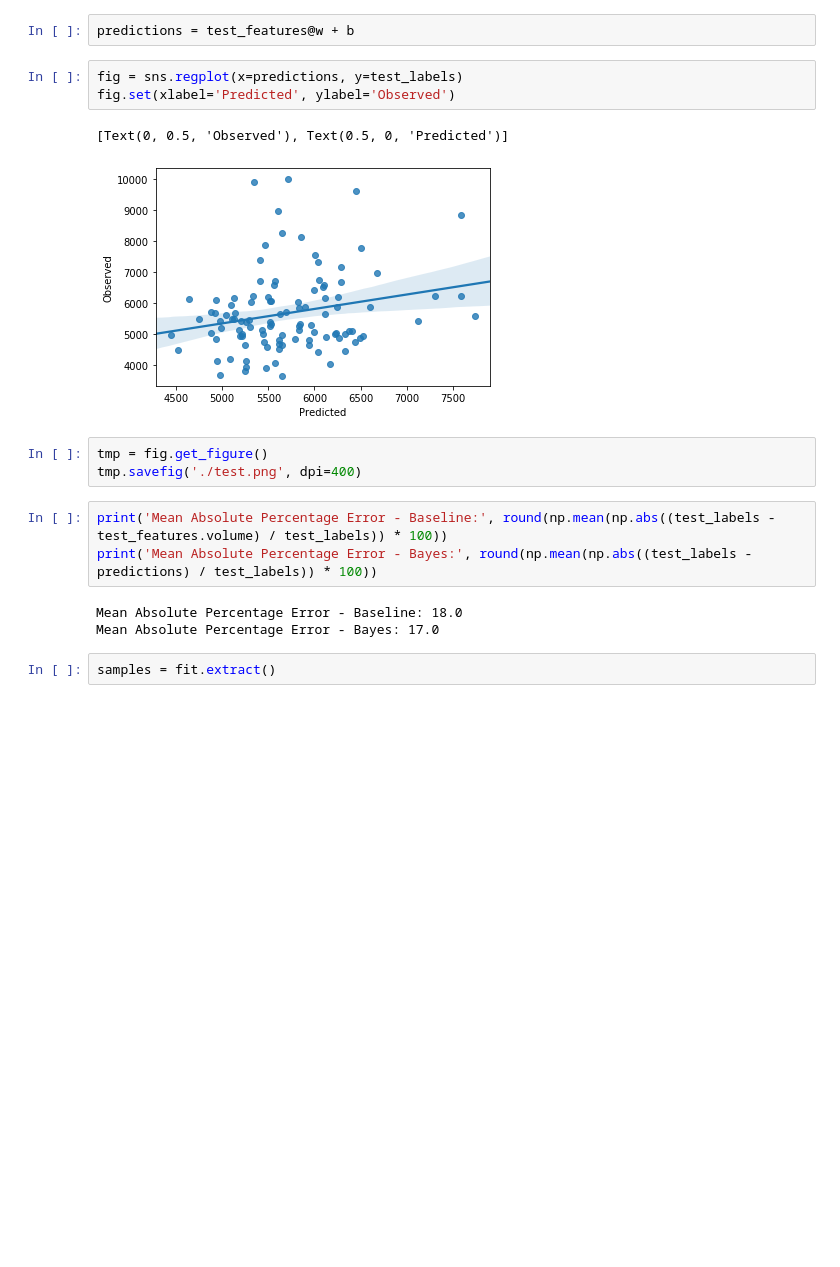
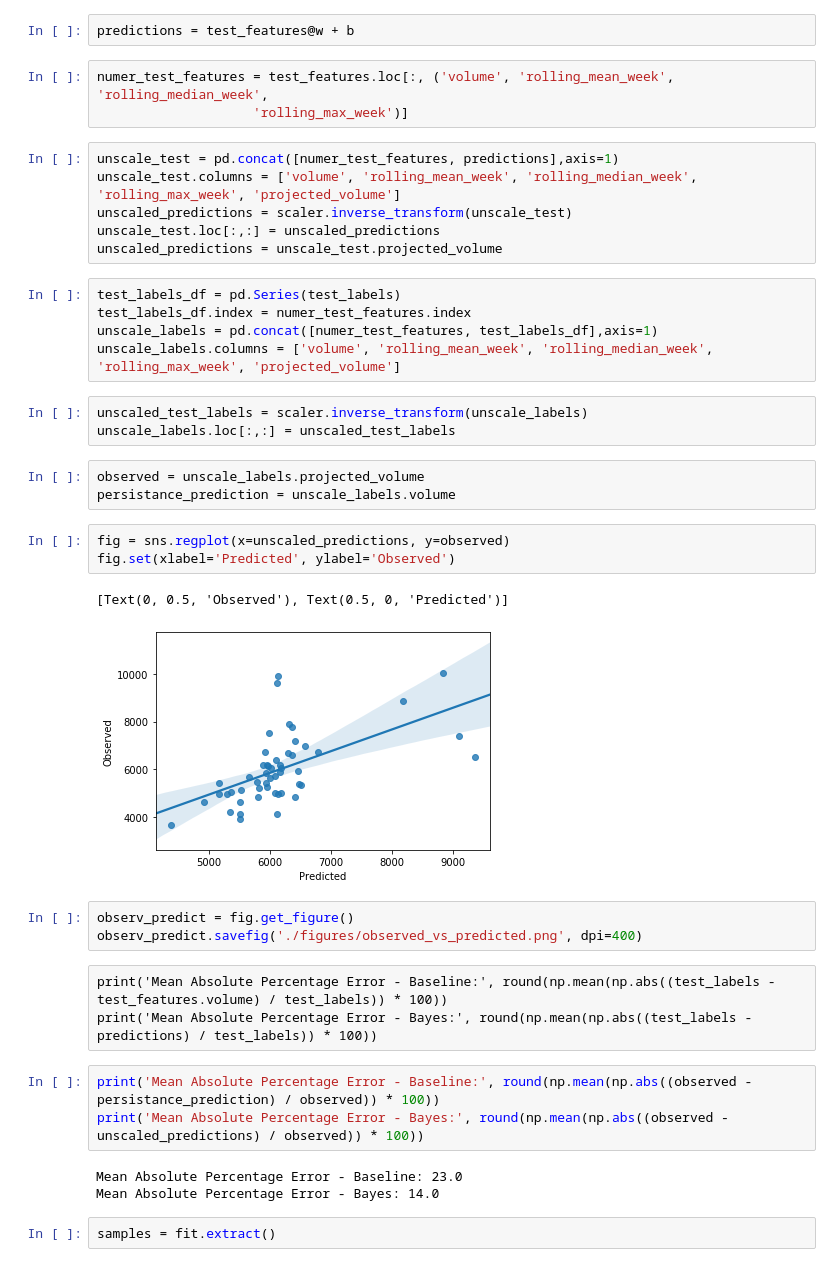
Before and after one commit to allenchng/solesupply, a Jupyter notebook: BayesianLinReg.ipynb, the cells around one changed output. Saved outputs shown, nothing was run; the diff lists cells and outputs as text; blank space fills up the shorter version.

```diff
--- a/BayesianLinReg.ipynb
+++ b/BayesianLinReg.ipynb
@@ -210,21 +276,44 @@ Index(['volume', 'day_of_year', 'rolling_mean_week', 'rolling_median_week',
       dtype='object')
 # %%
 predictions = test_features@w + b
+# %%
+numer_test_features = test_features.loc[:, ('volume', 'rolling_mean_week', 'rolling_median_week',
+                    'rolling_max_week')]
+# %%
+unscale_test = pd.concat([numer_test_features, predictions],axis=1)
+unscale_test.columns = ['volume', 'rolling_mean_week', 'rolling_median_week', 'rolling_max_week', 'projected_volume']
+unscaled_predictions = scaler.inverse_transform(unscale_test)
+unscale_test.loc[:,:] = unscaled_predictions
+unscaled_predictions = unscale_test.projected_volume
+# %%
+test_labels_df = pd.Series(test_labels)
+test_labels_df.index = numer_test_features.index
+unscale_labels = pd.concat([numer_test_features, test_labels_df],axis=1)
+unscale_labels.columns = ['volume', 'rolling_mean_week', 'rolling_median_week', 'rolling_max_week', 'projected_volume']
+# %%
+unscaled_test_labels = scaler.inverse_transform(unscale_labels)
+unscale_labels.loc[:,:] = unscaled_test_labels
+# %%
+observed = unscale_labels.projected_volume
+persistance_prediction = unscale_labels.volume
 # %%
-fig = sns.regplot(x=predictions, y=test_labels)
+fig = sns.regplot(x=unscaled_predictions, y=observed)
 fig.set(xlabel='Predicted', ylabel='Observed')
 # %% [output]
 [Text(0, 0.5, 'Observed'), Text(0.5, 0, 'Predicted')]
-[figure, old version]
+[figure, new version]
 # %%
-tmp = fig.get_figure()
-tmp.savefig('./test.png', dpi=400)
+observ_predict = fig.get_figure()
+observ_predict.savefig('./figures/observed_vs_predicted.png', dpi=400)
+# %% [raw]
+print('Mean Absolute Percentage Error - Baseline:', round(np.mean(np.abs((test_labels - test_features.volume) / test_labels)) * 100))
+print('Mean Absolute Percentage Error - Bayes:', round(np.mean(np.abs((test_labels - predictions) / test_labels)) * 100))
 # %%
-print('Mean Absolute Percentage Error - Baseline:', round(np.mean(np.abs((test_labels - test_features.volume) / test_labels)) * 100))
-print('Mean Absolute Percentage Error - Bayes:', round(np.mean(np.abs((test_labels - predictions) / test_labels)) * 100))
+print('Mean Absolute Percentage Error - Baseline:', round(np.mean(np.abs((observed - persistance_prediction) / observed)) * 100))
+print('Mean Absolute Percentage Error - Bayes:', round(np.mean(np.abs((observed - unscaled_predictions) / observed)) * 100))
 # %% [output]
-Mean Absolute Percentage Error - Baseline: 18.0
-Mean Absolute Percentage Error - Bayes: 17.0
+Mean Absolute Percentage Error - Baseline: 23.0
+Mean Absolute Percentage Error - Bayes: 14.0
 # %%
 samples = fit.extract()
 # %%
```
Also changed, not shown: parts of 46 cells of this notebook, 1 other file.
